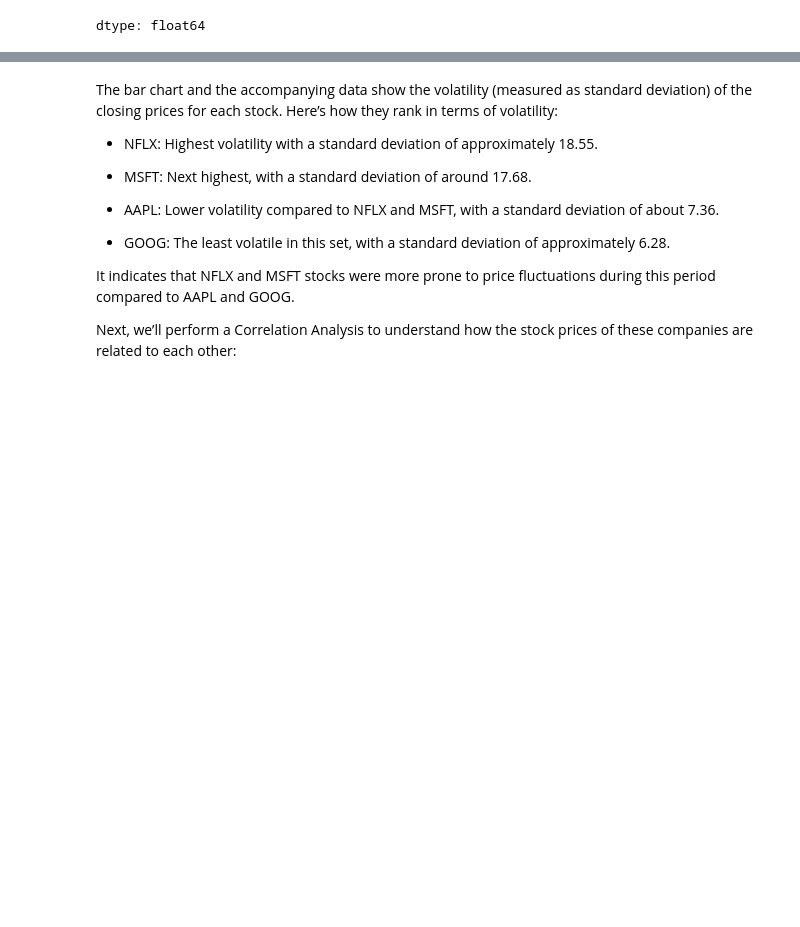
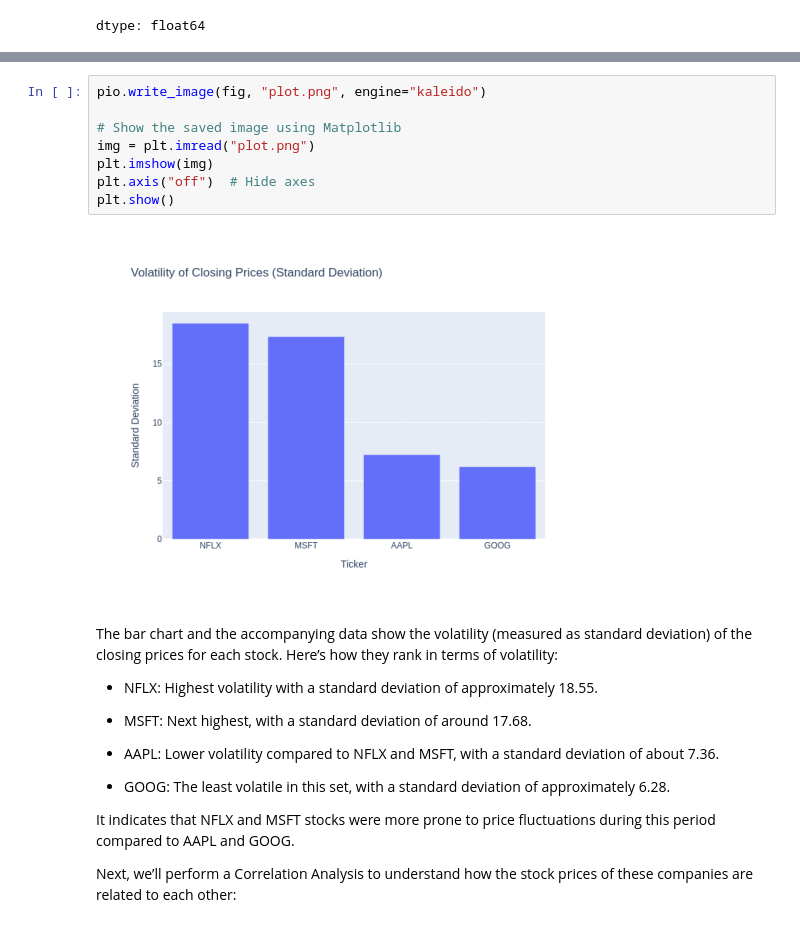
Before and after one commit to relionrk/stock-market-data, a Jupyter notebook: Stock_Analysis_Project.ipynb, the cells around one changed output, grey strips where cells are left out. Cells and saved outputs as stored; diff of their text form; blank space fills up the shorter version.

```diff
--- a/Stock_Analysis_Project.ipynb
+++ b/Stock_Analysis_Project.ipynb
@@ -248,6 +252,16 @@ fig=px.bar(vol,vol.index,
 fig.show()
 # %% [output]
 [interactive output not drawn]
+# %%
+pio.write_image(fig, "plot.png", engine="kaleido")
+
+# Show the saved image using Matplotlib
+img = plt.imread("plot.png")
+plt.imshow(img)
+plt.axis("off")  # Hide axes
+plt.show()
+# %% [output]
+[figure, added]
 # %% [markdown]
 The bar chart and the accompanying data show the volatility (measured as standard deviation) of the closing prices for each stock. Here’s how they rank in terms of volatility:
 
```
Also changed, not shown: parts of 4 cells of this notebook.
